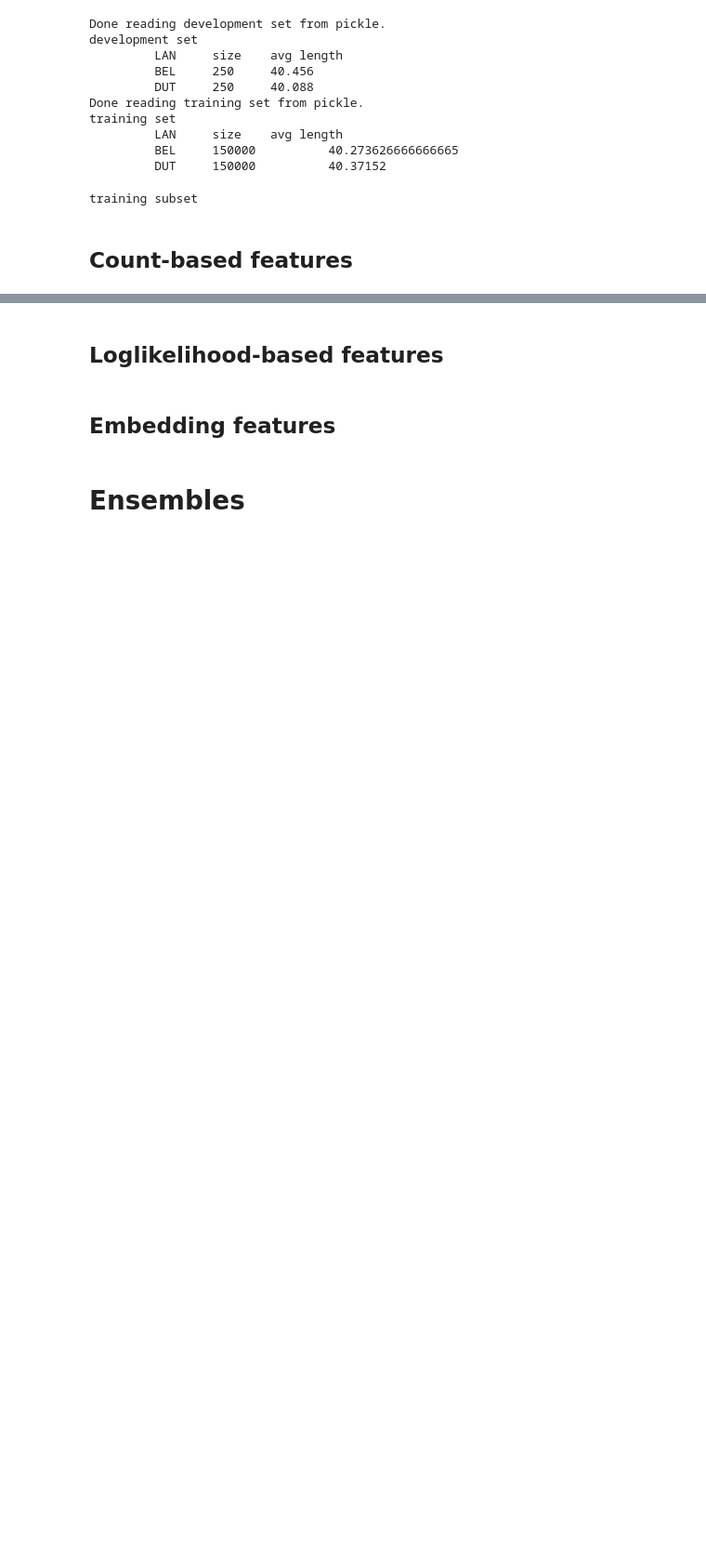
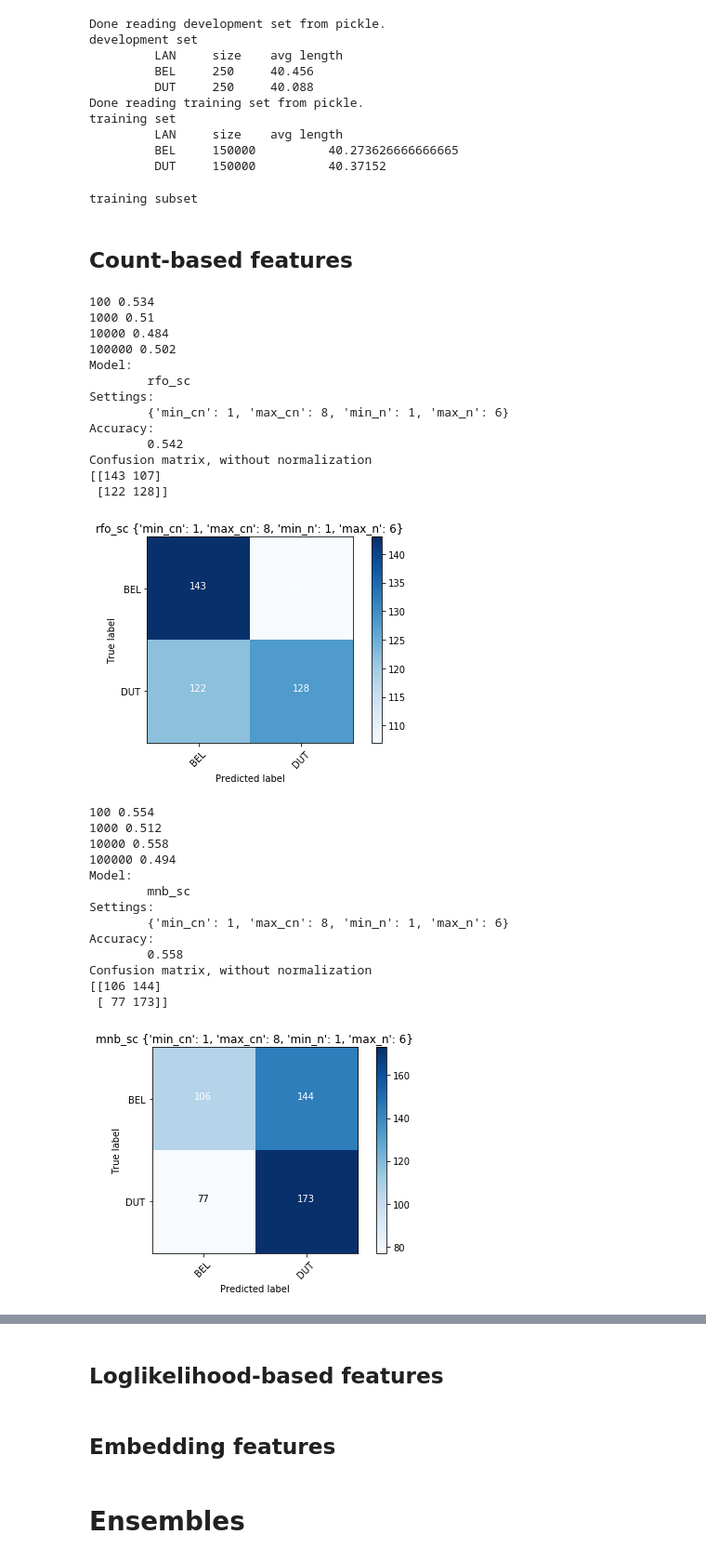
Before and after one commit to naiaden/lama-dsl, a Jupyter notebook: Untitled.ipynb, the cells around one changed output, grey strips where cells are left out. Shown at 93% size. Saved outputs shown, nothing was run; the diff lists cells and outputs as text; code cells hidden in the pictures; blank space fills up the shorter version.

```diff
--- a/Untitled.ipynb
+++ b/Untitled.ipynb
@@ -242,7 +242,7 @@ y_dev = np.array(y_dev)
 
 import random
 #use = random.sample(range(1, 299999), 100000)
-use = random.sample(range(1, 299999), 10000)
+use = random.sample(range(1, 299999), 500)
 
 if _use_subset:
     X_training = X_training[use]
@@ -441,10 +441,12 @@ import xgboost as xgb
 #  [111 139]]
 if do_run("rfo_sc"):
     for k in [100, 1000, 10000, 100000]:
-         print(k, SelectCountVectorFeatures("rfo_sc", X_training, y_training, X_dev, y_dev,
-                                            "c&w n-grams, counts, random forests",
-                                            RandomForestClassifier(),
-                                            k=k).run())
+        model = SelectCountVectorFeatures("rfo_sc", X_training, y_training, X_dev, y_dev,
+                                          "c&w n-grams, counts, random forests",
+                                          RandomForestClassifier(),
+                                          k=k)
+        model_acc = model.run()
+        print(k, model_acc)
 summarise_run("rfo_sc")
 
 # 100 0.572
@@ -461,10 +463,12 @@ summarise_run("rfo_sc")
 #  [111 139]]
 if do_run("mnb_sc"):
     for k in [100, 1000, 10000, 100000]:
-         print(k, SelectCountVectorFeatures("mnb_sc", X_training, y_training, X_dev, y_dev,
+        model = SelectCountVectorFeatures("mnb_sc", X_training, y_training, X_dev, y_dev,
                                             "c&w n-grams, counts, mult naive bayes",
                                             MultinomialNB(),
-                                            k=k).run())
+                                            k=k)
+        model_acc = model.run()
+        print(k, model_acc)
 summarise_run("mnb_sc")
 
 # 100 0.5
@@ -482,57 +486,96 @@ summarise_run("mnb_sc")
 if do_run("knn_sc"):
     for n in range(1,7,2):
         for k in [100, 1000, 10000, 100000]:
-             print(n, k, SelectCountVectorFeatures("knn_sc", X_training, y_training, X_dev, y_dev,
+            model = SelectCountVectorFeatures("knn_sc", X_training, y_training, X_dev, y_dev,
                                                    "c&w n-grams, counts, knn",
                                                    KNeighborsClassifier(n_neighbors=n),
-                                                   k=k).run())
+                                                   k=k)
+            model_acc = model.run()
+            print(n, k, model_acc)
 summarise_run("knn_sc")
 
 if do_run("sgd_sc"):
     for k in [100, 1000, 10000, 100000]:
-         print(k, SelectCountVectorFeatures("sgd_sc", X_training, y_training, X_dev, y_dev,
+        model = SelectCountVectorFeatures("sgd_sc", X_training, y_training, X_dev, y_dev,
                                                "c&w n-grams, counts, sgd",
                                                SGDClassifier(),
-                                               k=k).run())
+                                               k=k)
+        model_acc = model.run()
+        print(k, model_acc)
 summarise_run("sgd_sc")
 
 if do_run("nbs_sc"):
     for k in [100, 1000, 10000, 100000]:
         for C in [0.1]:
-             print(k, C, SelectCountVectorFeatures("nbs_sc", X_training, y_training, X_dev, y_dev,
+            model = SelectCountVectorFeatures("nbs_sc", X_training, y_training, X_dev, y_dev,
                                                    "c&w n-grams, counts, naive bayes/svm",
                                                    NBSVM(C=C),
-                                                   k=k).run())
+                                                   k=k)
+            model_acc = model.run()
+            print(k, C, model_acc)
 summarise_run("nbs_sc")
 
 # 100 0.602
 # 1000 0.6
 # 10000 0.594
 # 100000 0.592
 # Model:
 #         xgb_sc
 # Settings:
 #         {'min_cn': 1, 'max_cn': 8, 'min_n': 1, 'max_n': 6}
 # Accuracy:
 #         0.602
 # [[169  81]
 #  [118 132]]
 if do_run("xgb_sc"):
     for k in [100000]:
         for lr in [0.05]:
             for mcw in [1]:
                 for alpha in [0]:
-                    print(k, lr, mcw, alpha, SelectCountVectorFeatures("xgb_sc", X_training, y_training, X_dev, y_dev,
+                    model = SelectCountVectorFeatures("xgb_sc", X_training, y_training, X_dev, y_dev,
                                                            "c&w n-grams, counts, xgboost",
                                                            xgb.XGBClassifier(silent=0, learning_rate=lr, min_child_weight=mcw, reg_alpha=alpha),
-                                                           k=k).run())
+                                                           k=k)
+                    model_acc = model.run()
+                    print(k, lr, mcw, alpha, model_acc)
 summarise_run("xgb_sc")
 
 if do_run("lsc_sc"):
     for k in [100, 1000, 10000, 100000]:
         for C in [0.1, 0.5, 1.0]:
-             print(k, C, SelectCountVectorFeatures("lsc_sc", X_training, y_training, X_dev, y_dev,
+            model = SelectCountVectorFeatures("lsc_sc", X_training, y_training, X_dev, y_dev,
                                                    "c&w n-grams, count, linear svc",
                                                    LinearSVC(C=C),
-                                                   k=k).run())
+                                                   k=k)
+            model_acc = model.run()
+            print(k, C, model_acc)
 summarise_run("lsc_sc")
+# %% [output]
+100 0.534
+1000 0.51
+10000 0.484
+100000 0.502
+Model:
+        rfo_sc
+Settings:
+        {'min_cn': 1, 'max_cn': 8, 'min_n': 1, 'max_n': 6}
+Accuracy:
+        0.542
+Confusion matrix, without normalization
+[[143 107]
+ [122 128]]
+[figure, added]
+100 0.554
+1000 0.512
+10000 0.558
+100000 0.494
+Model:
+        mnb_sc
+Settings:
+        {'min_cn': 1, 'max_cn': 8, 'min_n': 1, 'max_n': 6}
+Accuracy:
+        0.558
+Confusion matrix, without normalization
+[[106 144]
+ [ 77 173]]
+[figure, added]
```
Also changed, not shown: parts of 12 cells of this notebook.
